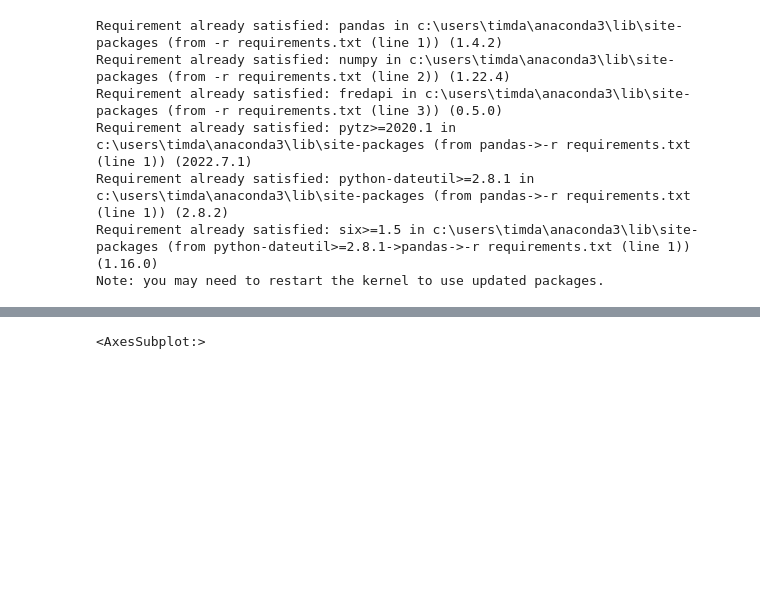
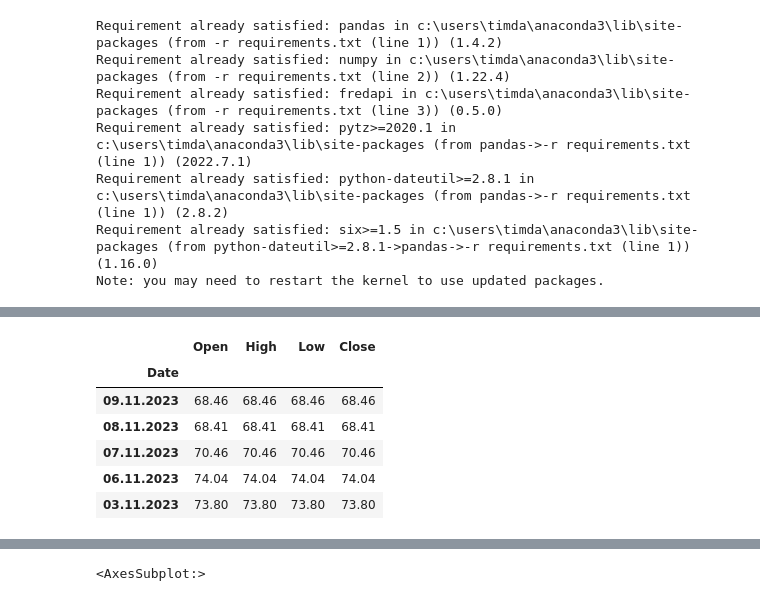
Before and after one commit to timdanilov/capstone-project, a Jupyter notebook: capstone.ipynb, the cells around one changed output, grey strips where cells are left out. Saved outputs shown, nothing was run; the diff lists cells and outputs as text; code cells hidden in the pictures; blank space fills up the shorter version.

```diff
--- a/capstone.ipynb
+++ b/capstone.ipynb
@@ -31,3 +32,14 @@ saudi_df.tail()
+# %%
+urals_df = pd.read_csv('data/urals_prices.csv', sep=';', index_col=0)
+urals_df.head()
+# %% [output]
+|  | Open | High | Low | Close |
+| Date |  |  |  |  |
+| 09.11.2023 | 68.46 | 68.46 | 68.46 | 68.46 |
+| 08.11.2023 | 68.41 | 68.41 | 68.41 | 68.41 |
+| 07.11.2023 | 70.46 | 70.46 | 70.46 | 70.46 |
+| 06.11.2023 | 74.04 | 74.04 | 74.04 | 74.04 |
+| 03.11.2023 | 73.80 | 73.80 | 73.80 | 73.80 |
 # %%
 wti_df = pd.DataFrame(wti_prices)
 wti_df.columns = ['Price']
```
Also changed, not shown: parts of 3 cells of this notebook, 1 other file.
